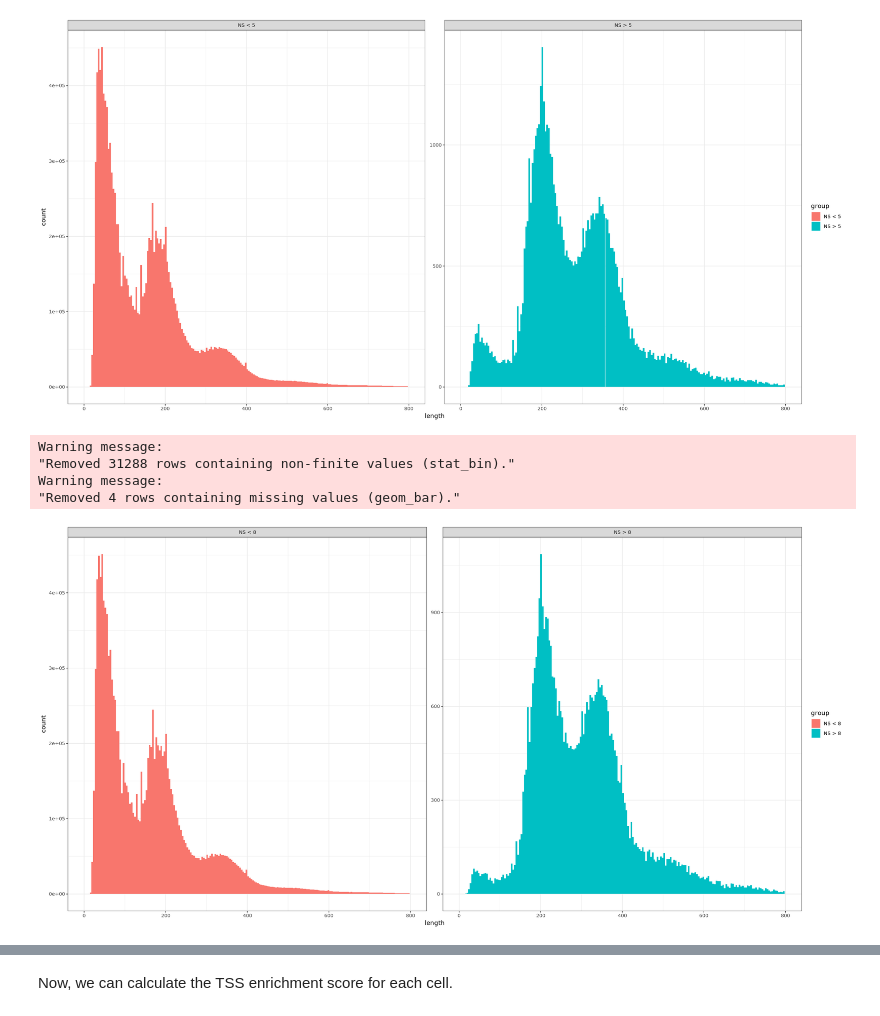
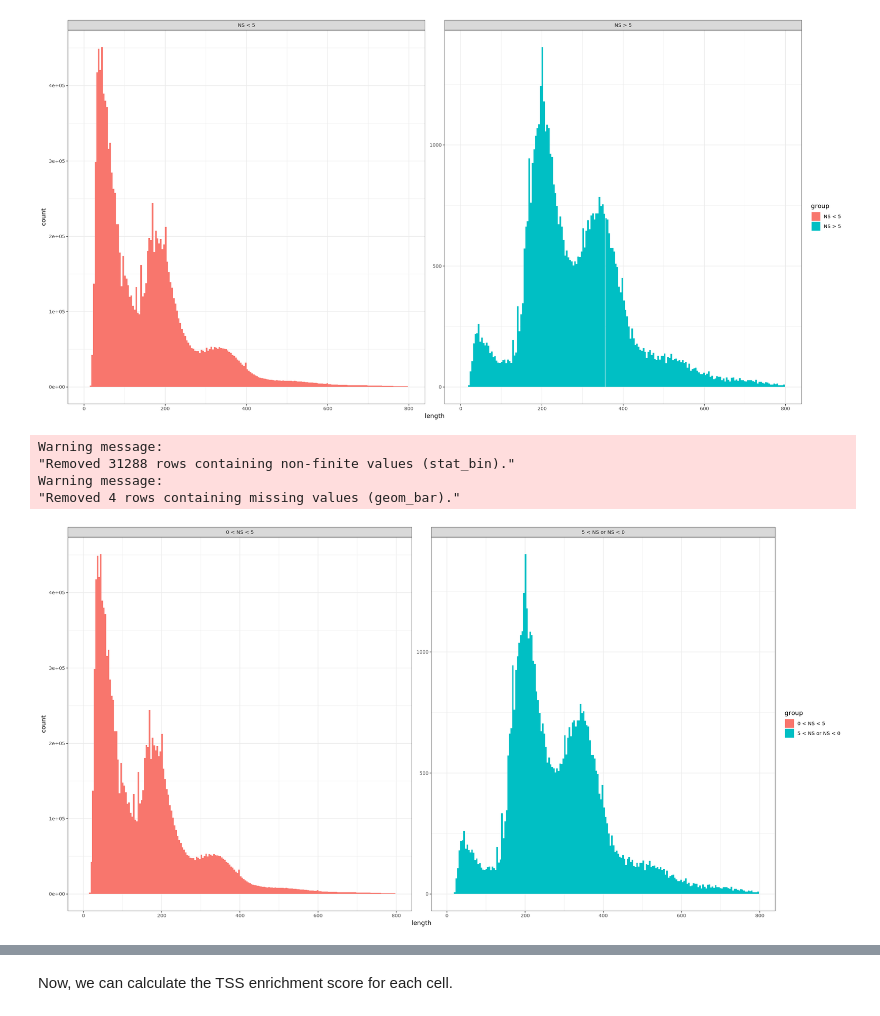
Before and after one commit to aryam7/sc_rats, a Jupyter notebook: snATAC/notebooks/Analyzing snATAC-seq.ipynb, the cells around one changed output, grey strips where cells are left out. Saved outputs shown, nothing was run; the diff lists cells and outputs as text; code cells hidden in the pictures.

```diff
--- a/snATAC/notebooks/Analyzing snATAC-seq.ipynb
+++ b/snATAC/notebooks/Analyzing snATAC-seq.ipynb
@@ -172,12 +173,12 @@ Warning message:
 "Removed 4 rows containing missing values (geom_bar)."
 [figure]
 # %%
-amygdala$nucleosome_group <- ifelse(amygdala$nucleosome_signal > 8, 'NS > 8', 'NS < 8')
+amygdala$nucleosome_group <- ifelse(5 < amygdala$nucleosome_signal | amygdala$nucleosome_signal < 0, '5 < NS or NS < 0', '0 < NS < 5')
 # TODO: change the region from chr1 to something more useful
 FragmentHistogram(object = amygdala, group.by = 'nucleosome_group', region='1-1-282763074')
 # %% [output]
 Warning message:
 "Removed 31288 rows containing non-finite values (stat_bin)."
 Warning message:
 "Removed 4 rows containing missing values (geom_bar)."
-[figure, old version]
+[figure, new version]
```
Also changed, not shown: parts of 21 cells of this notebook.
